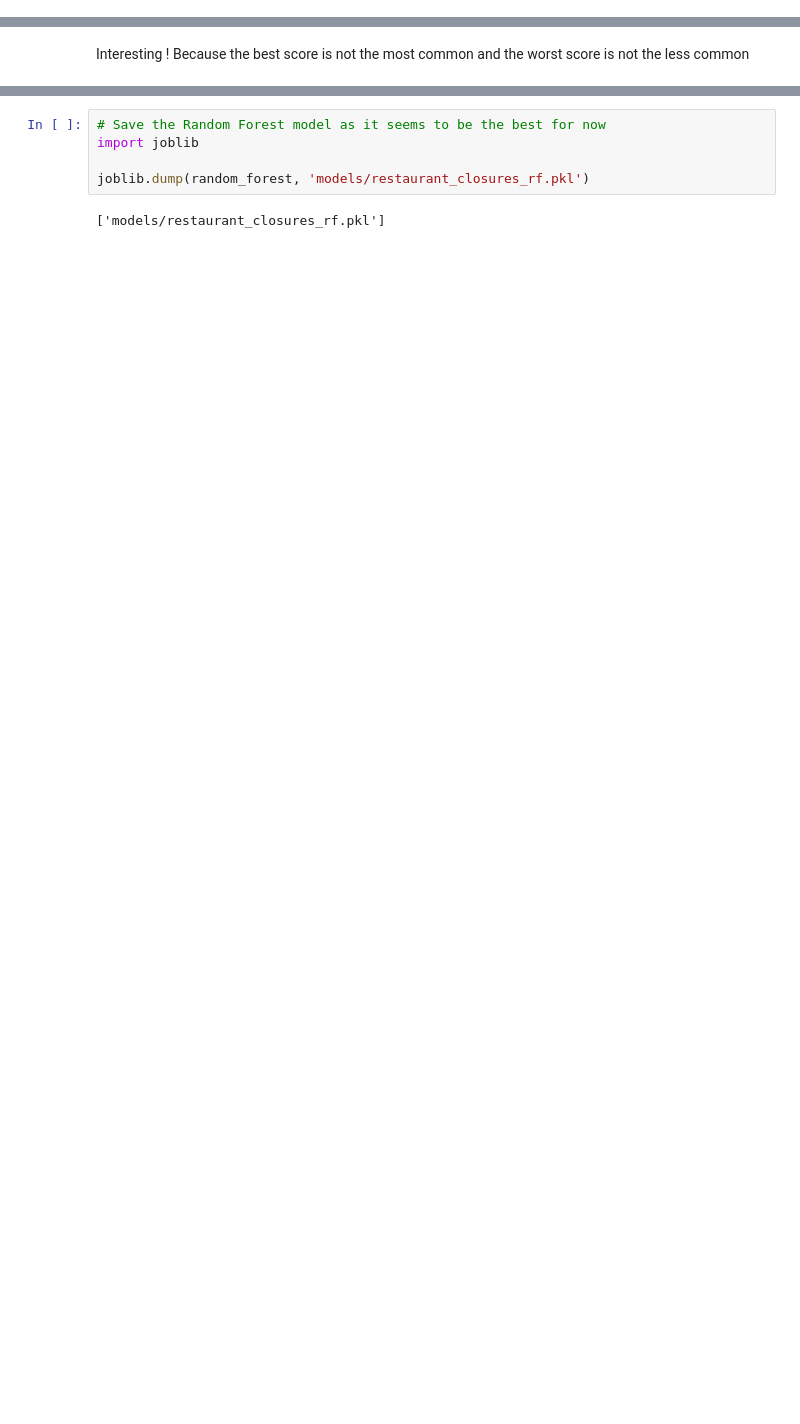
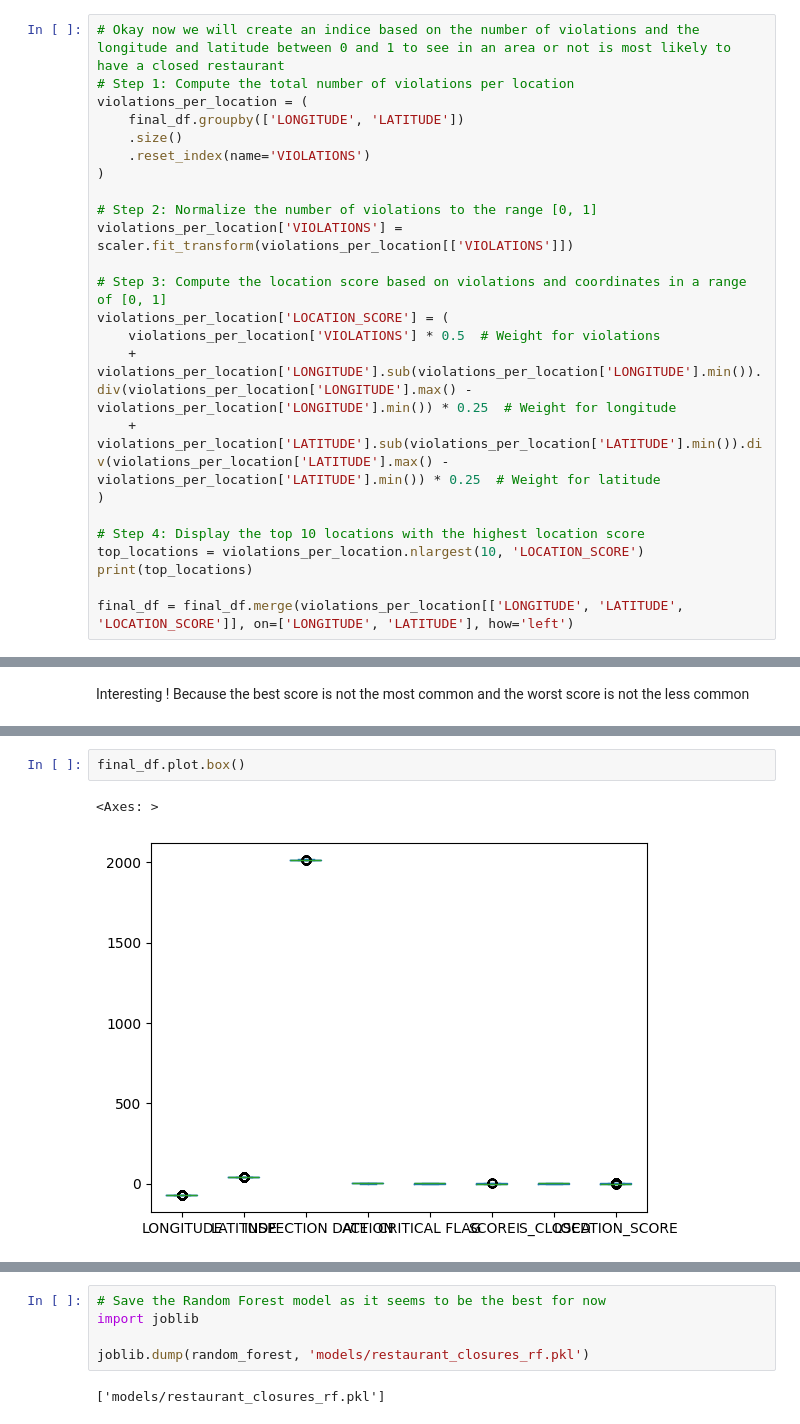
Before and after one commit to Kisat0/PythonIA, a Jupyter notebook: AI-la-Carte.ipynb, the cells around one changed output, grey strips where cells are left out. Cells and saved outputs as stored; diff of their text form; blank space fills up the shorter version.

```diff
--- a/AI-la-Carte.ipynb
+++ b/AI-la-Carte.ipynb
@@ -306,0 +315,24 @@ We Can clearly see that there is an area in the center where a lot a restaurant
+# %%
+# Okay now we will create an indice based on the number of violations and the longitude and latitude between 0 and 1 to see in an area or not is most likely to have a closed restaurant
+# Step 1: Compute the total number of violations per location
+violations_per_location = (
+    final_df.groupby(['LONGITUDE', 'LATITUDE'])
+    .size()
+    .reset_index(name='VIOLATIONS')
+)
+
+# Step 2: Normalize the number of violations to the range [0, 1]
+violations_per_location['VIOLATIONS'] = scaler.fit_transform(violations_per_location[['VIOLATIONS']])
+
+# Step 3: Compute the location score based on violations and coordinates in a range of [0, 1]
+violations_per_location['LOCATION_SCORE'] = (
+    violations_per_location['VIOLATIONS'] * 0.5  # Weight for violations
+    + violations_per_location['LONGITUDE'].sub(violations_per_location['LONGITUDE'].min()).div(violations_per_location['LONGITUDE'].max() - violations_per_location['LONGITUDE'].min()) * 0.25  # Weight for longitude
+    + violations_per_location['LATITUDE'].sub(violations_per_location['LATITUDE'].min()).div(violations_per_location['LATITUDE'].max() - violations_per_location['LATITUDE'].min()) * 0.25  # Weight for latitude
+)
+
+# Step 4: Display the top 10 locations with the highest location score
+top_locations = violations_per_location.nlargest(10, 'LOCATION_SCORE')
+print(top_locations)
+
+final_df = final_df.merge(violations_per_location[['LONGITUDE', 'LATITUDE', 'LOCATION_SCORE']], on=['LONGITUDE', 'LATITUDE'], how='left')
@@ -386,0 +448,5 @@ Interesting ! Because the best score is not the most common and the worst score
+# %%
+final_df.plot.box()
+# %% [output]
+<Axes: >
+[figure, added]
```
Also changed, not shown: parts of 29 cells of this notebook, 1 other file.
